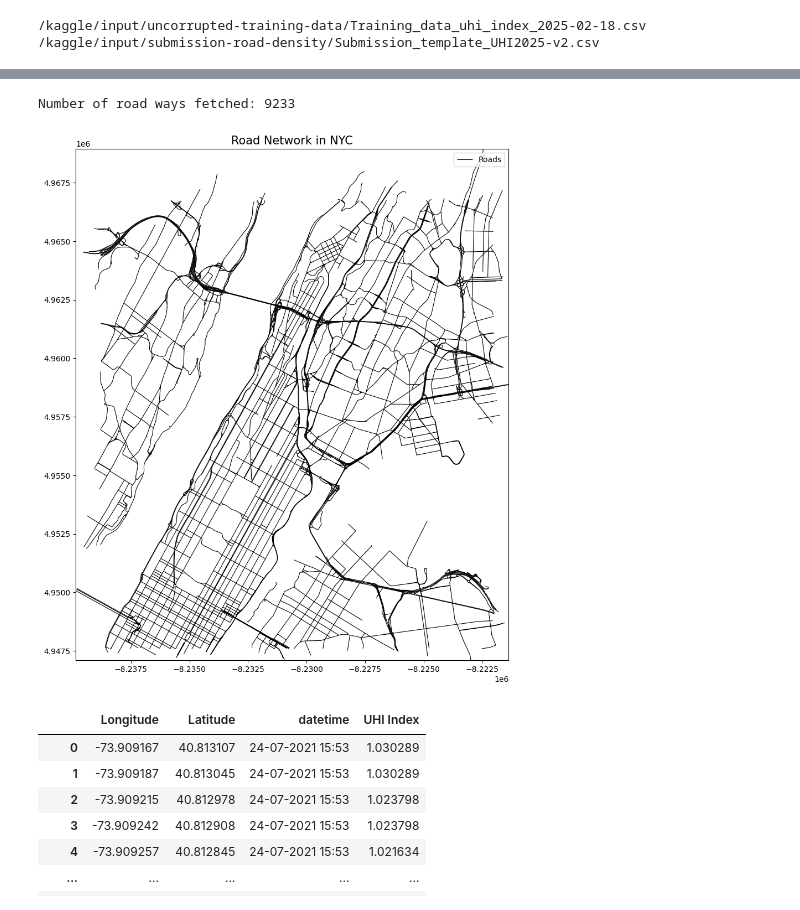
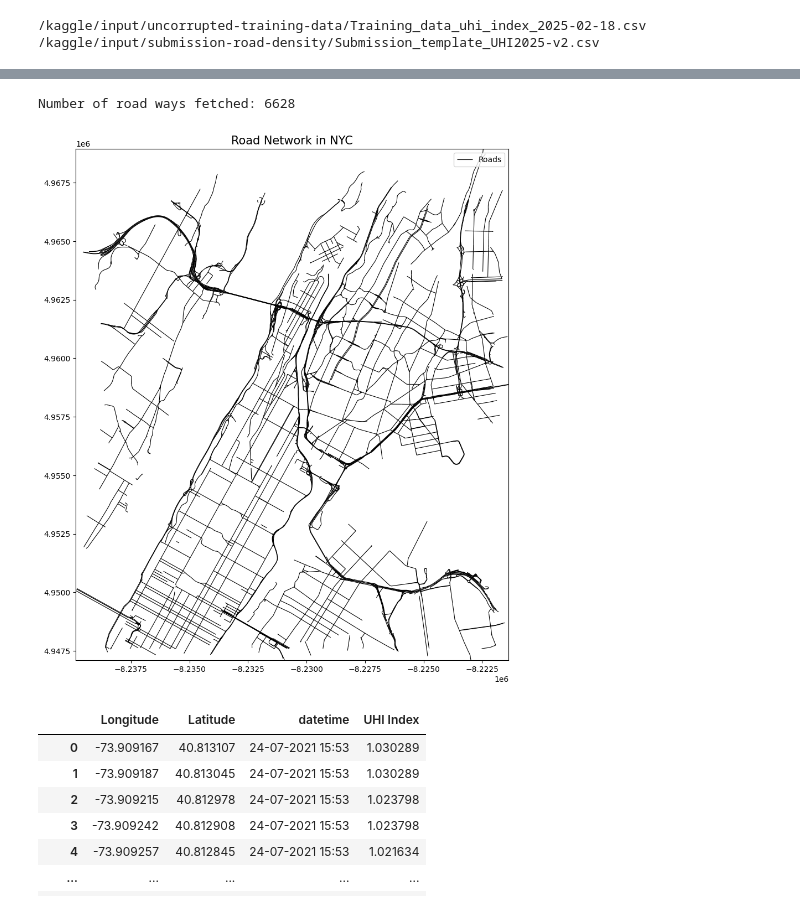
Before and after one commit to WeiSiangLai/EY-Data-Science, a Jupyter notebook: Features/Road Density/overpass-road.ipynb, the cells around one changed output, grey strips where cells are left out. Drawn from its saved outputs; the diff is of its cells as text; code cells hidden in the pictures.

Commit message:
Add latest road density file

```diff
--- a/Features/Road Density/overpass-road.ipynb
+++ b/Features/Road Density/overpass-road.ipynb
@@ -41,7 +45,7 @@ upper_right = (40.88, -73.86)
 overpass_query = f"""
 [out:json];
 (
-  way["highway"~"motorway|trunk|primary|secondary|tertiary"]({lower_left[0]},{lower_left[1]},{upper_right[0]},{upper_right[1]});
+  way["highway"~"trunk|motorway|secondary|tertiary"]({lower_left[0]},{lower_left[1]},{upper_right[0]},{upper_right[1]});
 );
 out body;
 (._;>;);
@@ -59,35 +63,35 @@ try:
         nodes = [(float(node.lon), float(node.lat)) for node in way.nodes]
         if len(nodes) >= 2:
             geometries.append(LineString(nodes))
             names.append(way.tags.get('name', 'Unnamed'))
 
     # Create GeoDataFrame for roads
     if geometries:
         gdf_roads = gpd.GeoDataFrame({'name': names, 'geometry': geometries}, crs="EPSG:4326")
 
         # Reproject to metric CRS (EPSG:3395) for length calculation
         gdf_roads = gdf_roads.to_crs(epsg=3395)
         gdf_roads['length_m'] = gdf_roads.geometry.length  # Road length in meters
 
         # Plot the roads
         fig, ax = plt.subplots(figsize=(12, 12))
         gdf_roads.plot(ax=ax, color="black", linewidth=0.8, label="Roads")
         ax.set_xlim(gdf_roads.total_bounds[0], gdf_roads.total_bounds[2])
         ax.set_ylim(gdf_roads.total_bounds[1], gdf_roads.total_bounds[3])
         ax.set_title("Road Network in NYC", fontsize=15)
         ax.legend()
         ax.axis('on')
         plt.show()
 
     else:
         print("No roads found to plot.")
 except overpy.exception.OverpassTooManyRequests:
     print("Too many requests to Overpass API. Please wait and try again.")
 except Exception as e:
     print(f"Error: {str(e)}")
 # %% [output]
-Number of road ways fetched: 9233
+Number of road ways fetched: 6628
-[figure, old version]
+[figure, new version]
 # %%
 train_df = pd.read_csv("/kaggle/input/uncorrupted-training-data/Training_data_uhi_index_2025-02-18.csv")
 # %%
```
Also changed, not shown: parts of 4 cells of this notebook, 2 other files.
